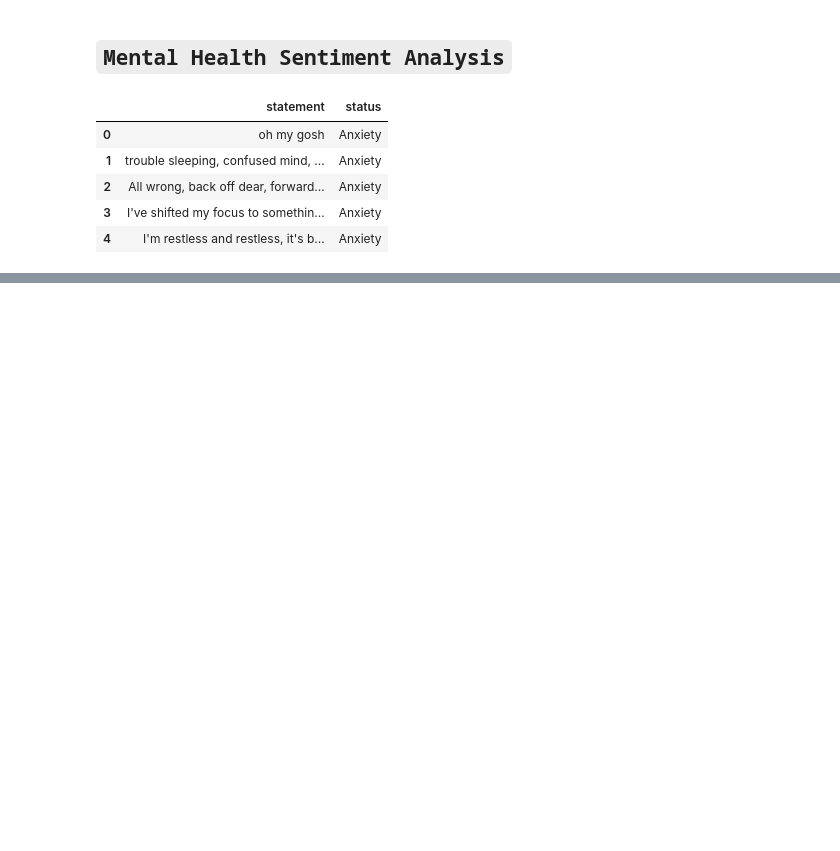
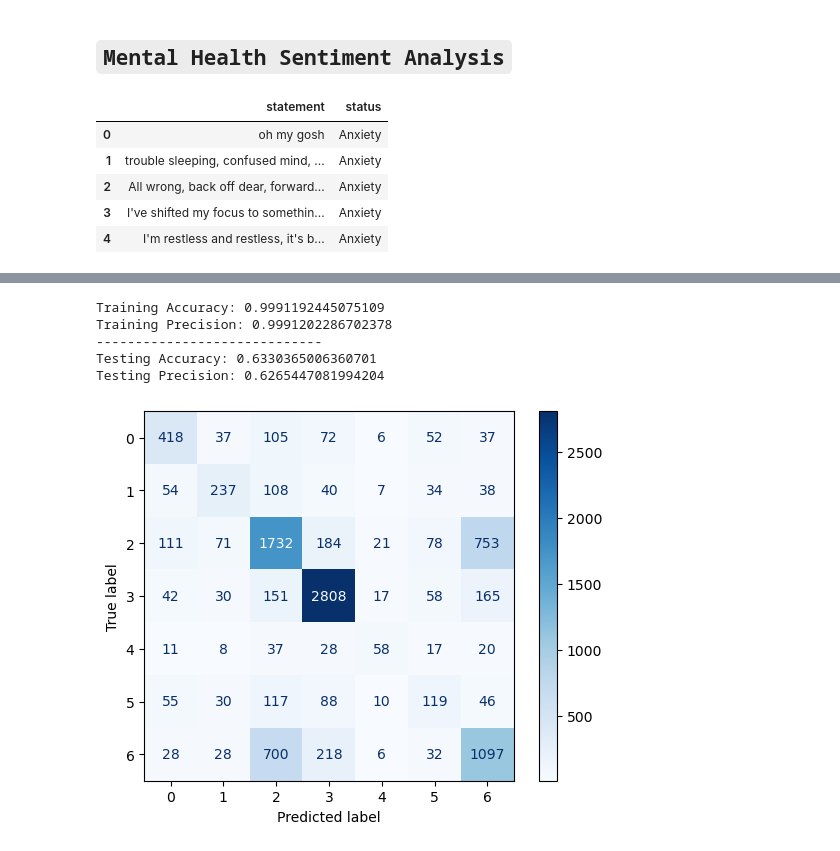
Before and after one commit to martin-m-kinoti/NLP-Tasks, a Jupyter notebook: week6/mental_health.ipynb, the cells around one changed output, grey strips where cells are left out. Drawn from its saved outputs; the diff is of its cells as text; code cells hidden in the pictures; blank space fills up the shorter version.

```diff
--- a/week6/mental_health.ipynb
+++ b/week6/mental_health.ipynb
@@ -16,0 +211,10 @@ data.head()
+# %%
+# Decision Tree
+classifier(DecisionTreeClassifier(), X_train, y_train, X_test, y_test)
+# %% [output]
+Training Accuracy: 0.9991192445075109
+Training Precision: 0.9991202286702378
+-----------------------------
+Testing Accuracy: 0.6330365006360701
+Testing Precision: 0.6265447081994204
+[figure, added]
```
Also changed, not shown: parts of 36 cells of this notebook, 4 other files.
